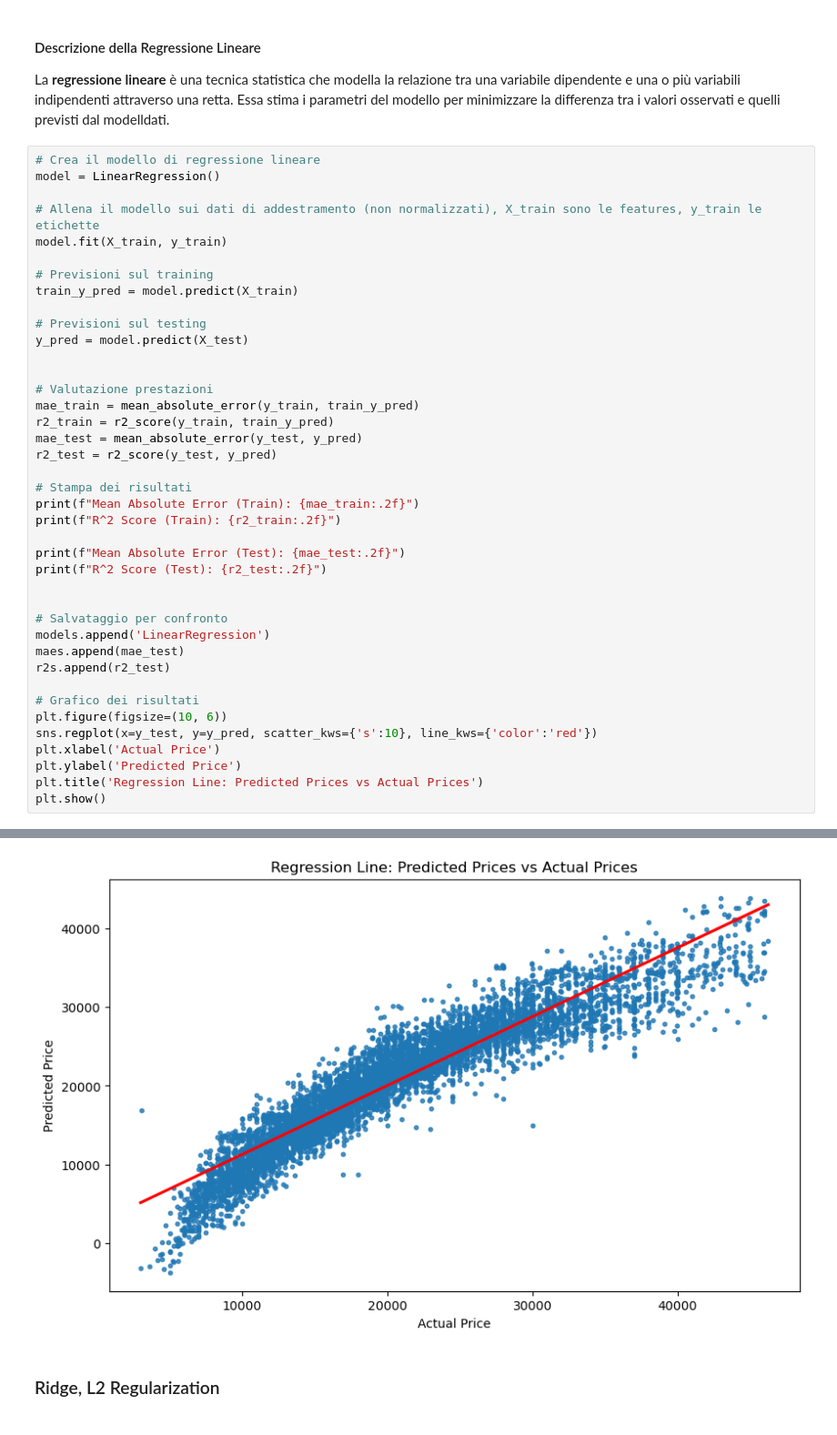
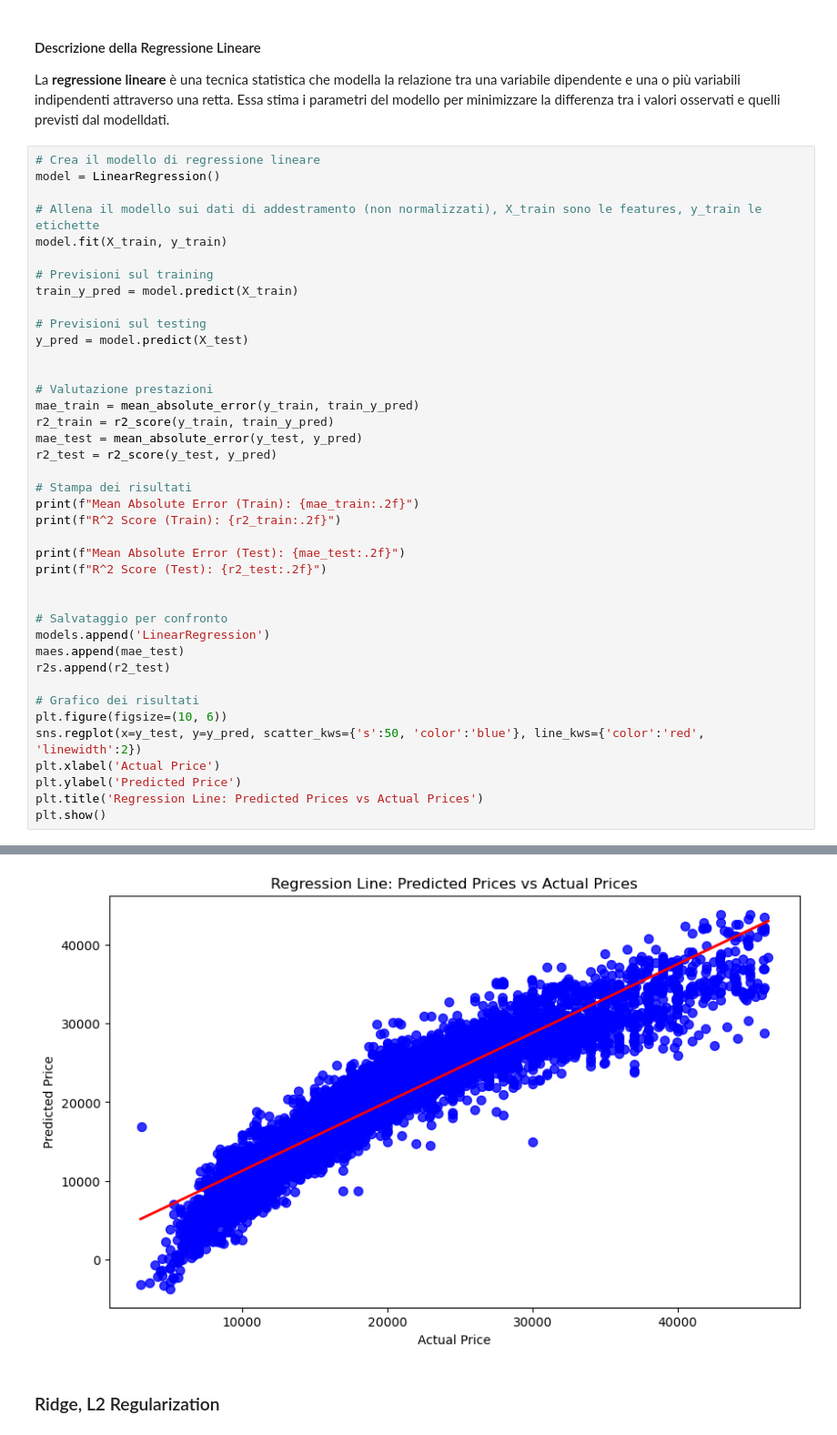
Before and after one commit to simonefesta/Car_Price_Prediction_ML, a Jupyter notebook: ML_car_prices_prediction.ipynb, the cells around one changed output, grey strips where cells are left out. Shown at 91% size. Drawn from its saved outputs; the diff is of its cells as text.

```diff
--- a/ML_car_prices_prediction.ipynb
+++ b/ML_car_prices_prediction.ipynb
@@ -509,35 +509,35 @@ y_pred = model.predict(X_test)
 # Valutazione prestazioni
 mae_train = mean_absolute_error(y_train, train_y_pred)
 r2_train = r2_score(y_train, train_y_pred)
 mae_test = mean_absolute_error(y_test, y_pred)
 r2_test = r2_score(y_test, y_pred)
 
 # Stampa dei risultati
 print(f"Mean Absolute Error (Train): {mae_train:.2f}")
 print(f"R^2 Score (Train): {r2_train:.2f}")
 
 print(f"Mean Absolute Error (Test): {mae_test:.2f}")
 print(f"R^2 Score (Test): {r2_test:.2f}")
 
 
 # Salvataggio per confronto
 models.append('LinearRegression')
 maes.append(mae_test)
 r2s.append(r2_test)
 
 # Grafico dei risultati
 plt.figure(figsize=(10, 6))
-sns.regplot(x=y_test, y=y_pred, scatter_kws={'s':10}, line_kws={'color':'red'})
+sns.regplot(x=y_test, y=y_pred, scatter_kws={'s':50, 'color':'blue'}, line_kws={'color':'red', 'linewidth':2})
 plt.xlabel('Actual Price')
 plt.ylabel('Predicted Price')
 plt.title('Regression Line: Predicted Prices vs Actual Prices')
 plt.show()
 # %% [output]
 Mean Absolute Error (Train): 2257.16
 R^2 Score (Train): 0.87
 Mean Absolute Error (Test): 2237.03
 R^2 Score (Test): 0.87
-[figure, old version]
+[figure, new version]
 # %% [markdown]
 <h3> Ridge, L2 Regularization</h3>
 # %% [markdown]
```
Also changed, not shown: parts of 2 cells of this notebook, 1 other file.
